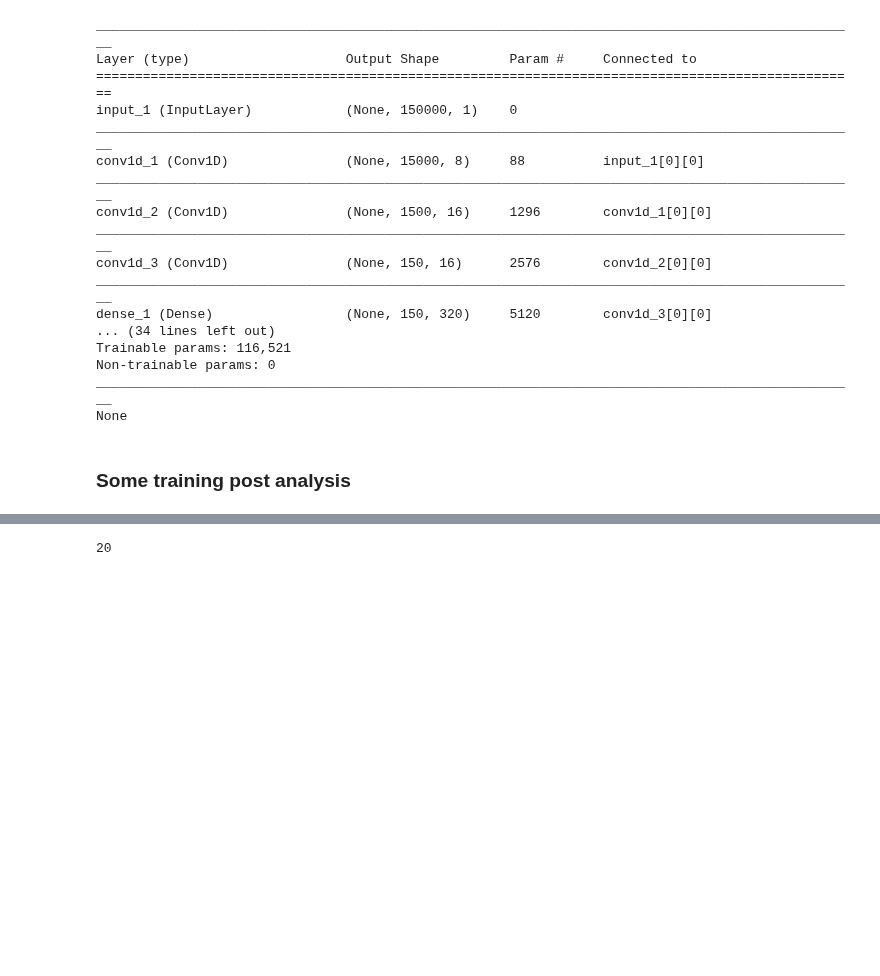
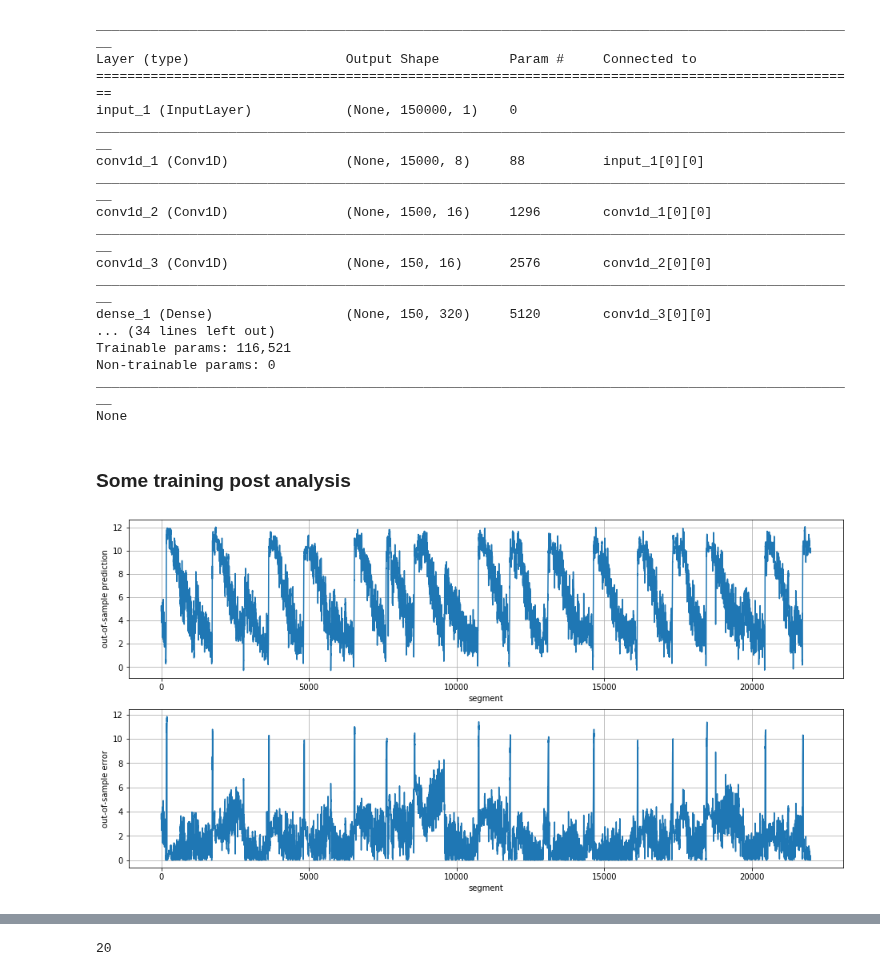
Before and after one commit to ido90/Earthquakes, a Jupyter notebook: Transformer/transformer-network.ipynb, the cells around one changed output, grey strips where cells are left out. Saved outputs shown, nothing was run; the diff lists cells and outputs as text; code cells hidden in the pictures; blank space fills up the shorter version.

```diff
--- a/Transformer/transformer-network.ipynb
+++ b/Transformer/transformer-network.ipynb
@@ -692,6 +593,22 @@ None
 # for var, obj in locals().items():
 #     if sys.getsizeof(obj)>1e6:
 #         print(var, sys.getsizeof(obj)/1e6)
+# %%
+_, axs = plt.subplots(2,1, figsize=(16,8))
+
+ax = axs[0]
+ax.plot(preds)
+ax.set_xlabel('segment')
+ax.set_ylabel('out-of-sample prediction')
+ax.grid()
+
+ax = axs[1]
+ax.plot(np.abs(preds-ys))
+ax.set_xlabel('segment')
+ax.set_ylabel('out-of-sample error')
+ax.grid()
+# %% [output]
+[figure, added]
 # %%
 # get all predictions
 preds2 = []
```
Also changed, not shown: parts of 24 cells of this notebook, 9 other files.
